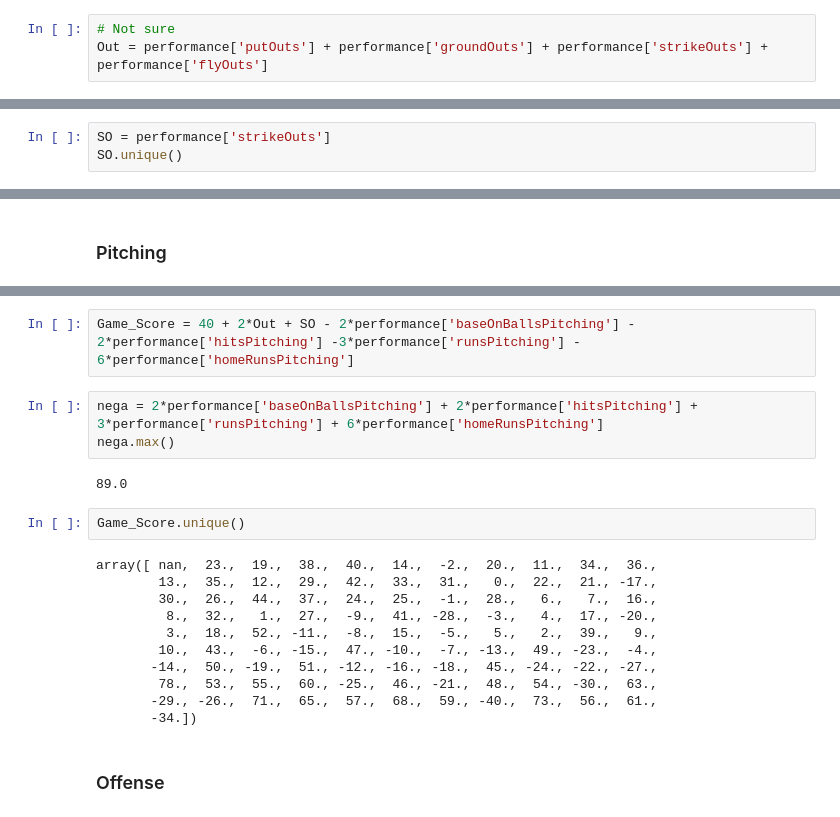
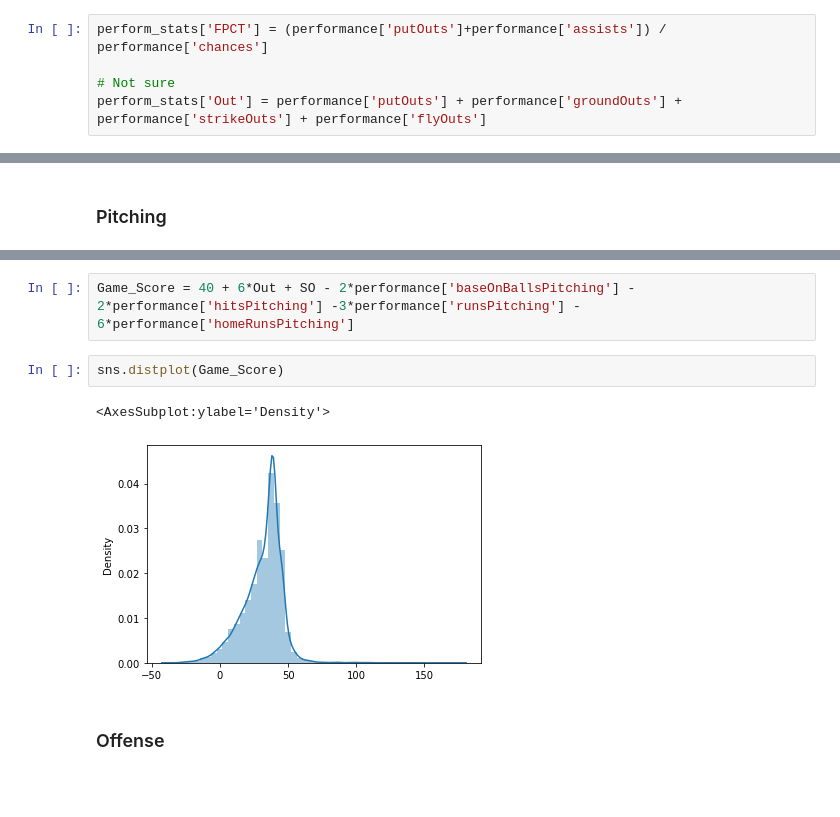
Before and after one commit to fatjudy/mlb-forecasting, a Jupyter notebook: MLB-EDA.ipynb, the cells around one changed output, grey strips where cells are left out. Saved outputs shown, nothing was run; the diff lists cells and outputs as text; blank space fills up the shorter version.

```diff
--- a/MLB-EDA.ipynb
+++ b/MLB-EDA.ipynb
@@ -274,3 +298,5 @@ FPCT = (performance['putOuts']+performance['assists']) / performance['chances']
 # %%
+perform_stats['FPCT'] = (performance['putOuts']+performance['assists']) / performance['chances']
+
 # Not sure
-Out = performance['putOuts'] + performance['groundOuts'] + performance['strikeOuts'] + performance['flyOuts']
+perform_stats['Out'] = performance['putOuts'] + performance['groundOuts'] + performance['strikeOuts'] + performance['flyOuts']
@@ -315,3 +304,0 @@ BB = performance['baseOnBalls']
-# %%
-SO = performance['strikeOuts']
-SO.unique()
@@ -342,23 +382,10 @@ RC = TB*(H+BB)/(AB+BB)
 # %%
-Game_Score = 40 + 2*Out + SO - 2*performance['baseOnBallsPitching'] - 2*performance['hitsPitching'] -3*performance['runsPitching'] - 6*performance['homeRunsPitching']
+Game_Score = 40 + 6*Out + SO - 2*performance['baseOnBallsPitching'] - 2*performance['hitsPitching'] -3*performance['runsPitching'] - 6*performance['homeRunsPitching']
-# %%
-nega = 2*performance['baseOnBallsPitching'] + 2*performance['hitsPitching'] + 3*performance['runsPitching'] + 6*performance['homeRunsPitching']
-nega.max()
-# %% [output]
-89.0
-# %%
-Game_Score.unique()
-# %% [output]
-array([ nan,  23.,  19.,  38.,  40.,  14.,  -2.,  20.,  11.,  34.,  36.,
-        13.,  35.,  12.,  29.,  42.,  33.,  31.,   0.,  22.,  21., -17.,
-        30.,  26.,  44.,  37.,  24.,  25.,  -1.,  28.,   6.,   7.,  16.,
-         8.,  32.,   1.,  27.,  -9.,  41., -28.,  -3.,   4.,  17., -20.,
-         3.,  18.,  52., -11.,  -8.,  15.,  -5.,   5.,   2.,  39.,   9.,
-        10.,  43.,  -6., -15.,  47., -10.,  -7., -13.,  49., -23.,  -4.,
-       -14.,  50., -19.,  51., -12., -16., -18.,  45., -24., -22., -27.,
-        78.,  53.,  55.,  60., -25.,  46., -21.,  48.,  54., -30.,  63.,
-       -29., -26.,  71.,  65.,  57.,  68.,  59., -40.,  73.,  56.,  61.,
-       -34.])
+# %%
+sns.distplot(Game_Score)
+# %% [output]
+<AxesSubplot:ylabel='Density'>
+[figure, added]
 # %% [markdown]
 ### Offense
 # %%
```
Also changed, not shown: parts of 81 cells of this notebook.
